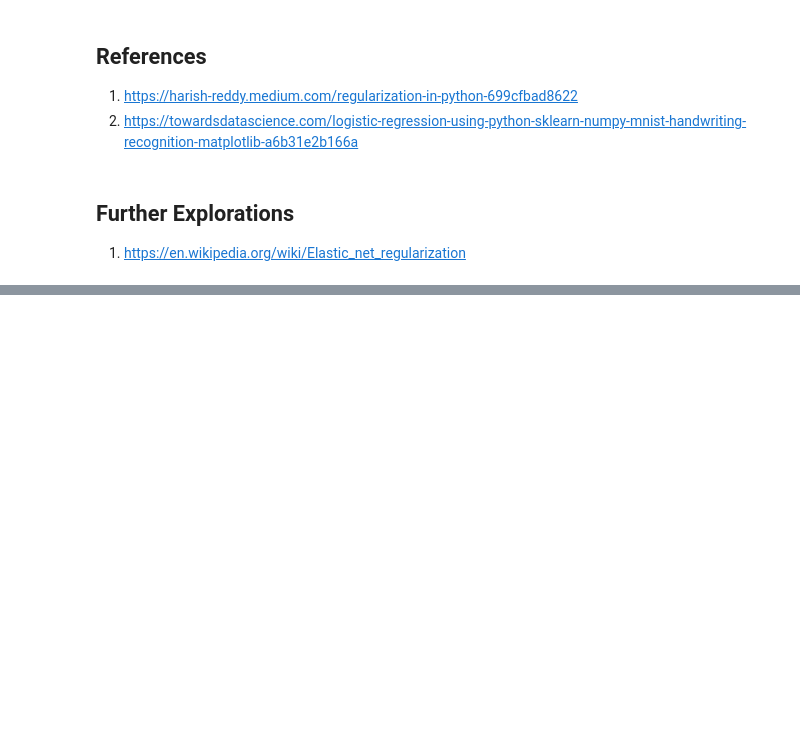
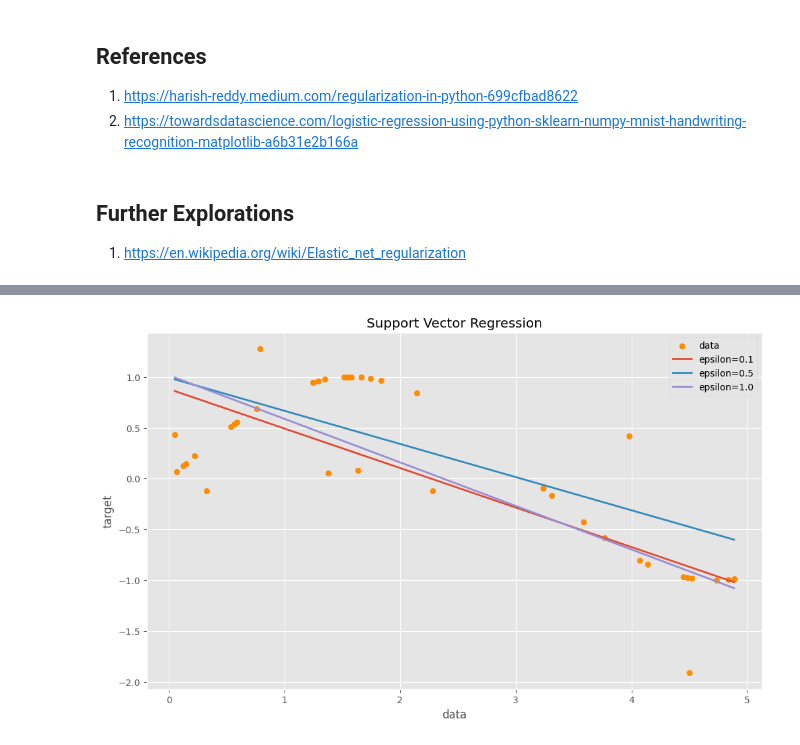
Before and after one commit to Divyalakshmikrishnaveni66/DIVYALAKSHMI-KRISHNAVENI_FMML_LABS-AND-PROJECTS, a Jupyter notebook: Regression_Lab_3.ipynb, the cells around one changed output, grey strips where cells are left out. Saved outputs shown, nothing was run; the diff lists cells and outputs as text; code cells hidden in the pictures; blank space fills up the shorter version.

```diff
--- a/Regression_Lab_3.ipynb
+++ b/Regression_Lab_3.ipynb
@@ -668,0 +751,32 @@ import numpy as np import matplotlib.pyplot as plt from sklearn.linear_model imp
+# %%
+import numpy as np
+import matplotlib.pyplot as plt
+from sklearn.svm import SVR
+
+# Generate sample data
+X = np.sort(5 * np.random.rand(40, 1), axis=0)
+y = np.sin(X).ravel()
+
+# Add noise to targets
+y[::5] += 3 * (0.5 - np.random.rand(8))
+
+# Fit regression models
+svrs = [SVR(kernel='linear', epsilon=0.1),
+        SVR(kernel='linear', epsilon=0.5),
+        SVR(kernel='linear', epsilon=1.0)]
+
+# Plot the models
+lw = 2
+plt.figure(figsize=(12, 7))
+plt.scatter(X, y, color='darkorange', label='data')
+
+for svr in svrs:
+    plt.plot(X, svr.fit(X, y).predict(X), linewidth=lw, label=f'epsilon={svr.epsilon}')
+
+plt.xlabel('data')
+plt.ylabel('target')
+plt.title('Support Vector Regression')
+plt.legend()
+plt.show()
+# %% [output]
+[figure, added]
```
Also changed, not shown: parts of 8 cells of this notebook.
